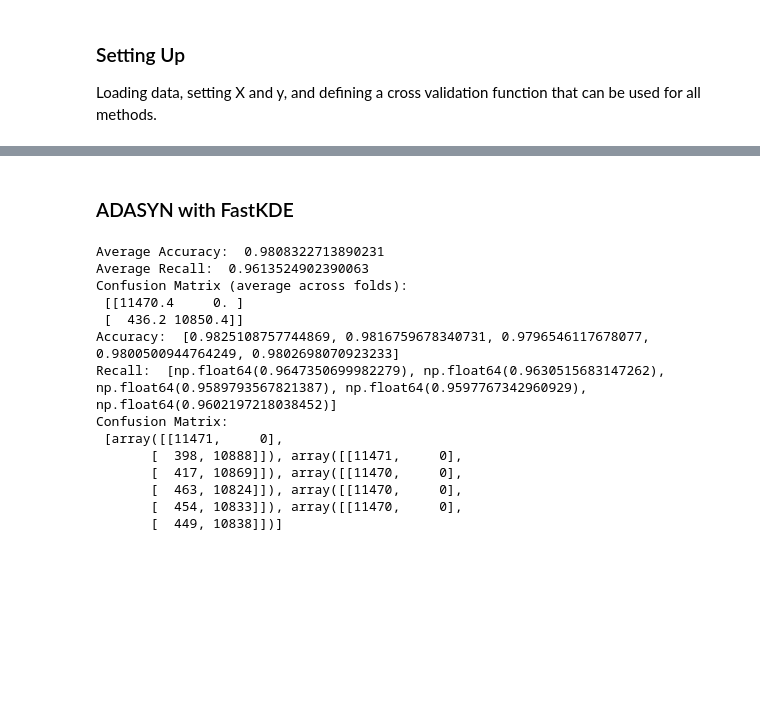
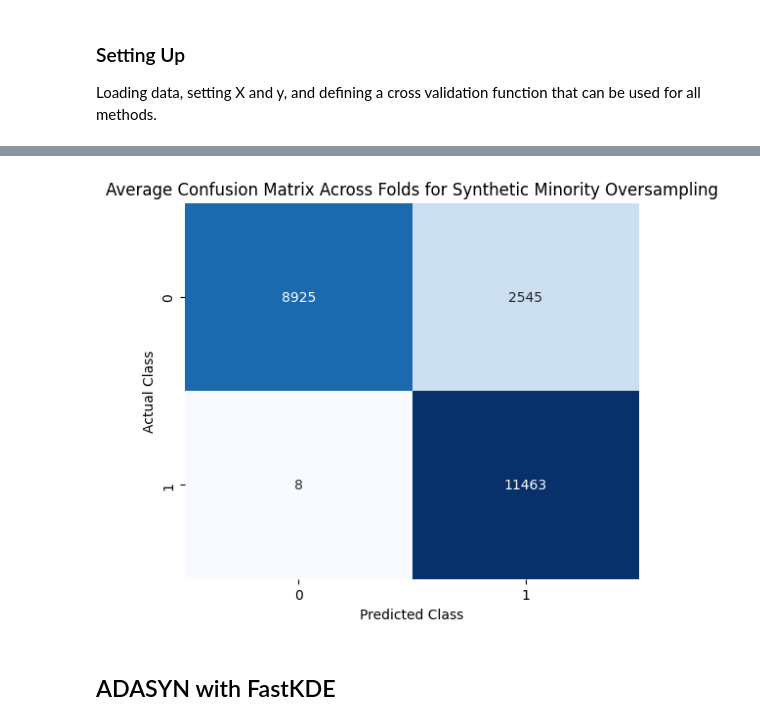
Before and after one commit to MaryEDeignan/HW4, a Jupyter notebook: class_imbalance.ipynb, the cells around one changed output, grey strips where cells are left out. Saved outputs shown, nothing was run; the diff lists cells and outputs as text; code cells hidden in the pictures; blank space fills up the shorter version.

```diff
--- a/class_imbalance.ipynb
+++ b/class_imbalance.ipynb
@@ -75,4 +93,4 @@ model = KNeighborsClassifier()
 kf = StratifiedKFold(n_splits = 5)
 scaler = StandardScaler()
 x_sampled = scaler.fit_transform(x_sampled)
-results, accuracy, recall = crossvalidate(kf, x_sampled, y_sampled, model)
+cm_list, accuracy, recall = crossvalidate(kf, x_sampled, y_sampled, model)
@@ -102,5 +151,15 @@ accuracy, recall, results
+# %%
+# visualizing overall heatmap
+plt.figure(figsize=(6, 5))
+sns.heatmap(np.mean(cm_list, axis=0), annot=True, fmt=".0f", cmap="Blues", cbar=False)
+plt.title("Average Confusion Matrix Across Folds for Synthetic Minority Oversampling")
+plt.xlabel("Predicted Class")
+plt.ylabel("Actual Class")
+plt.show()
+# %% [output]
+[figure, added]
 # %% [markdown]
-### ADASYN with FastKDE
+## ADASYN with FastKDE
 # %%
 # converting X and y to numpy arrays
 X = np.array(x)
@@ -127,28 +186,3 @@ model = RandomForestClassifier()  # performs better than KNN
 
 # calling the crossvalidate function with the resampled data
 cm_list, accuracy, recall = crossvalidate(skf, X_resampled, y_resampled, model)
-
-# printing average scores across all folds
-print("Average Accuracy: ", np.mean(accuracy))
-print("Average Recall: ", np.mean(recall))
-print("Confusion Matrix (average across folds):\n", np.mean(cm_list, axis=0))
-
-# printing all scores for all folds
-print("Accuracy: ", accuracy)
-print("Recall: ", recall)
-print("Confusion Matrix:\n", cm_list)
-# %% [output]
-Average Accuracy:  0.9808322713890231
-Average Recall:  0.9613524902390063
-Confusion Matrix (average across folds):
- [[11470.4     0. ]
- [  436.2 10850.4]]
-Accuracy:  [0.9825108757744869, 0.9816759678340731, 0.9796546117678077, 0.9800500944764249, 0.9802698070923233]
-Recall:  [np.float64(0.9647350699982279), np.float64(0.9630515683147262), np.float64(0.9589793567821387), np.float64(0.9597767342960929), np.float64(0.9602197218038452)]
-Confusion Matrix:
- [array([[11471,     0],
-       [  398, 10888]]), array([[11471,     0],
-       [  417, 10869]]), array([[11470,     0],
-       [  463, 10824]]), array([[11470,     0],
-       [  454, 10833]]), array([[11470,     0],
-       [  449, 10838]])]
```
Also changed, not shown: parts of 18 cells of this notebook.
